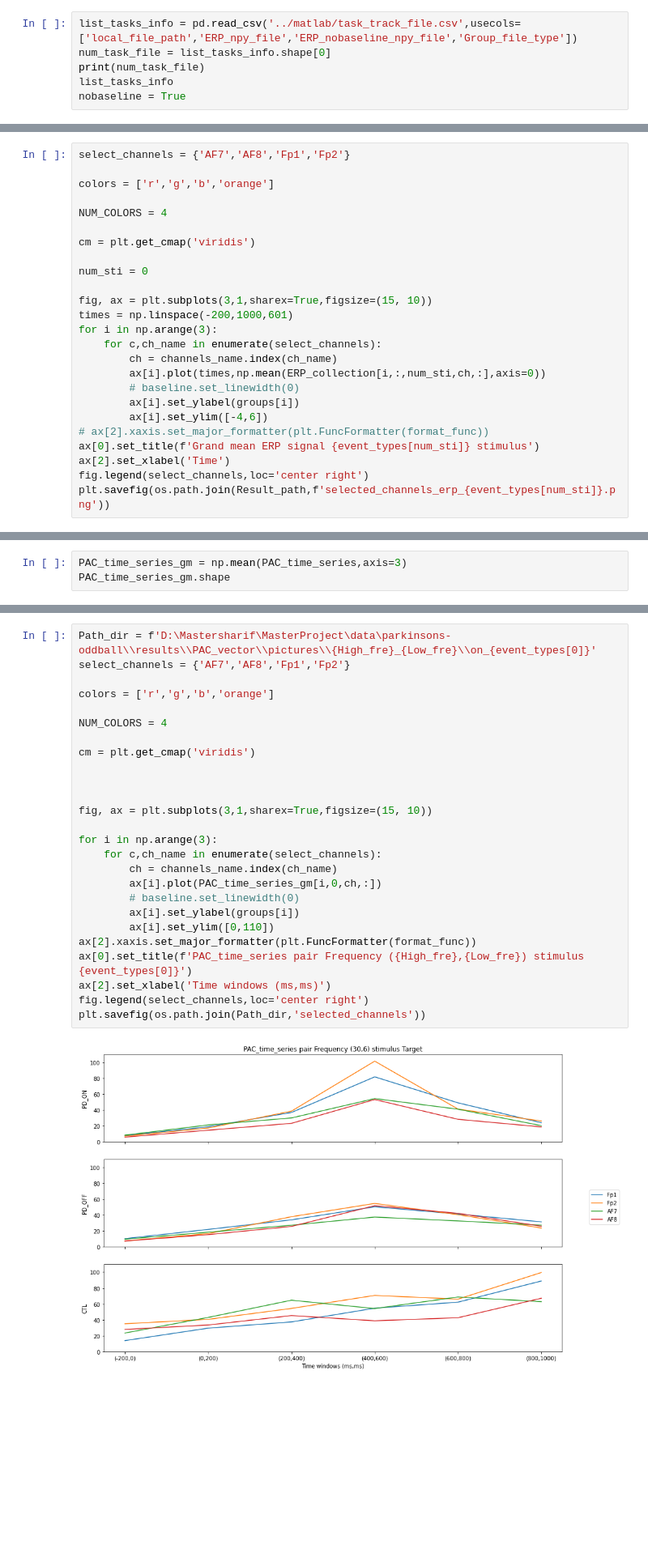
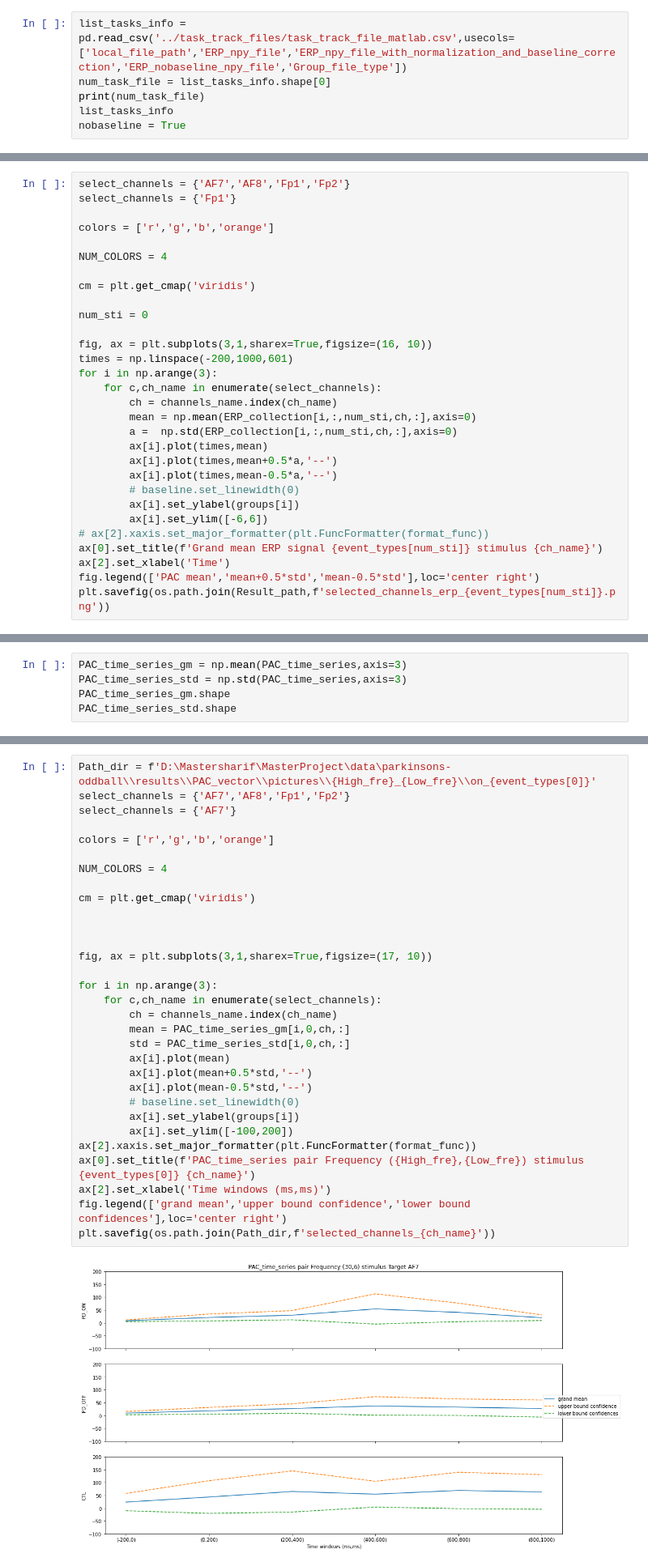
Before and after one commit to AIRLab-Sharif/Parkinson-PAC, a Jupyter notebook: python/Plot_topographies.ipynb, the cells around one changed output, grey strips where cells are left out. Shown at 81% size. Cells and saved outputs as stored; diff of their text form; blank space fills up the shorter version.

```diff
--- a/python/Plot_topographies.ipynb
+++ b/python/Plot_topographies.ipynb
@@ -40,7 +40,7 @@ event_types = ['Target','Standard','Novelty']
 groups = ['PD_ON','PD_OFF','CTL']
 Result_path = 'D:\Mastersharif\MasterProject\Working_with_kiani\\articles\Result_on_articles'
 # %%
-list_tasks_info = pd.read_csv('../matlab/task_track_file.csv',usecols=['local_file_path','ERP_npy_file','ERP_nobaseline_npy_file','Group_file_type'])
+list_tasks_info = pd.read_csv('../task_track_files/task_track_file_matlab.csv',usecols=['local_file_path','ERP_npy_file','ERP_npy_file_with_normalization_and_baseline_correction','ERP_nobaseline_npy_file','Group_file_type'])
 num_task_file = list_tasks_info.shape[0]
 print(num_task_file)
 list_tasks_info
@@ -184,6 +221,7 @@ plt.show()
 ## Plot ERP for some selected channels
 # %%
 select_channels = {'AF7','AF8','Fp1','Fp2'}
+select_channels = {'Fp1'}
 
 colors = ['r','g','b','orange']
 
@@ -193,18 +231,22 @@ cm = plt.get_cmap('viridis')
 
 num_sti = 0
 
-fig, ax = plt.subplots(3,1,sharex=True,figsize=(15, 10))
+fig, ax = plt.subplots(3,1,sharex=True,figsize=(16, 10))
 times = np.linspace(-200,1000,601)
 for i in np.arange(3):
     for c,ch_name in enumerate(select_channels):
         ch = channels_name.index(ch_name)
-        ax[i].plot(times,np.mean(ERP_collection[i,:,num_sti,ch,:],axis=0))
+        mean = np.mean(ERP_collection[i,:,num_sti,ch,:],axis=0)
+        a =  np.std(ERP_collection[i,:,num_sti,ch,:],axis=0)
+        ax[i].plot(times,mean)
+        ax[i].plot(times,mean+0.5*a,'--')
+        ax[i].plot(times,mean-0.5*a,'--')
         # baseline.set_linewidth(0)
         ax[i].set_ylabel(groups[i])
-        ax[i].set_ylim([-4,6])
+        ax[i].set_ylim([-6,6])
 # ax[2].xaxis.set_major_formatter(plt.FuncFormatter(format_func))
-ax[0].set_title(f'Grand mean ERP signal {event_types[num_sti]} stimulus')
+ax[0].set_title(f'Grand mean ERP signal {event_types[num_sti]} stimulus {ch_name}')
 ax[2].set_xlabel('Time')
-fig.legend(select_channels,loc='center right')
+fig.legend(['PAC mean','mean+0.5*std','mean-0.5*std'],loc='center right')
 plt.savefig(os.path.join(Result_path,f'selected_channels_erp_{event_types[num_sti]}.png'))
 # %% [output]
@@ -436,7 +534,9 @@ PAC_time_series.shape
 ### Applying grand mean of PAC time series
 # %%
 PAC_time_series_gm = np.mean(PAC_time_series,axis=3)
+PAC_time_series_std = np.std(PAC_time_series,axis=3)
 PAC_time_series_gm.shape
+PAC_time_series_std.shape
 # %% [output]
 (3, 3, 63, 6)
 # %% [markdown]
@@ -469,31 +569,36 @@ NameError: name 'channels_name' is not defined
 # %%
 Path_dir = f'D:\Mastersharif\MasterProject\data\parkinsons-oddball\\results\\PAC_vector\\pictures\\{High_fre}_{Low_fre}\\on_{event_types[0]}'
 select_channels = {'AF7','AF8','Fp1','Fp2'}
+select_channels = {'AF7'}
 
 colors = ['r','g','b','orange']
 
 NUM_COLORS = 4
 
 cm = plt.get_cmap('viridis')
 
 
 
-fig, ax = plt.subplots(3,1,sharex=True,figsize=(15, 10))
+fig, ax = plt.subplots(3,1,sharex=True,figsize=(17, 10))
 
 for i in np.arange(3):
     for c,ch_name in enumerate(select_channels):
         ch = channels_name.index(ch_name)
-        ax[i].plot(PAC_time_series_gm[i,0,ch,:])
+        mean = PAC_time_series_gm[i,0,ch,:]
+        std = PAC_time_series_std[i,0,ch,:]
+        ax[i].plot(mean)
+        ax[i].plot(mean+0.5*std,'--')
+        ax[i].plot(mean-0.5*std,'--')
         # baseline.set_linewidth(0)
         ax[i].set_ylabel(groups[i])
-        ax[i].set_ylim([0,110])
+        ax[i].set_ylim([-100,200])
 ax[2].xaxis.set_major_formatter(plt.FuncFormatter(format_func))
-ax[0].set_title(f'PAC_time_series pair Frequency ({High_fre},{Low_fre}) stimulus {event_types[0]}')
+ax[0].set_title(f'PAC_time_series pair Frequency ({High_fre},{Low_fre}) stimulus {event_types[0]} {ch_name}')
 ax[2].set_xlabel('Time windows (ms,ms)')
-fig.legend(select_channels,loc='center right')
-plt.savefig(os.path.join(Path_dir,'selected_channels'))
+fig.legend(['grand mean','upper bound confidence','lower bound confidences'],loc='center right')
+plt.savefig(os.path.join(Path_dir,f'selected_channels_{ch_name}'))
 # %% [output]
-[figure, old version]
+[figure, new version]
 # %%
 # %% [output]
 'D:\\Mastersharif\\MasterProject\\data\\parkinsons-oddball\\results\\topography_figures\\PAC-time_window-grand-mean-high-low_fre-30-6'
```
Also changed, not shown: parts of 13 cells of this notebook, 8 other files.
